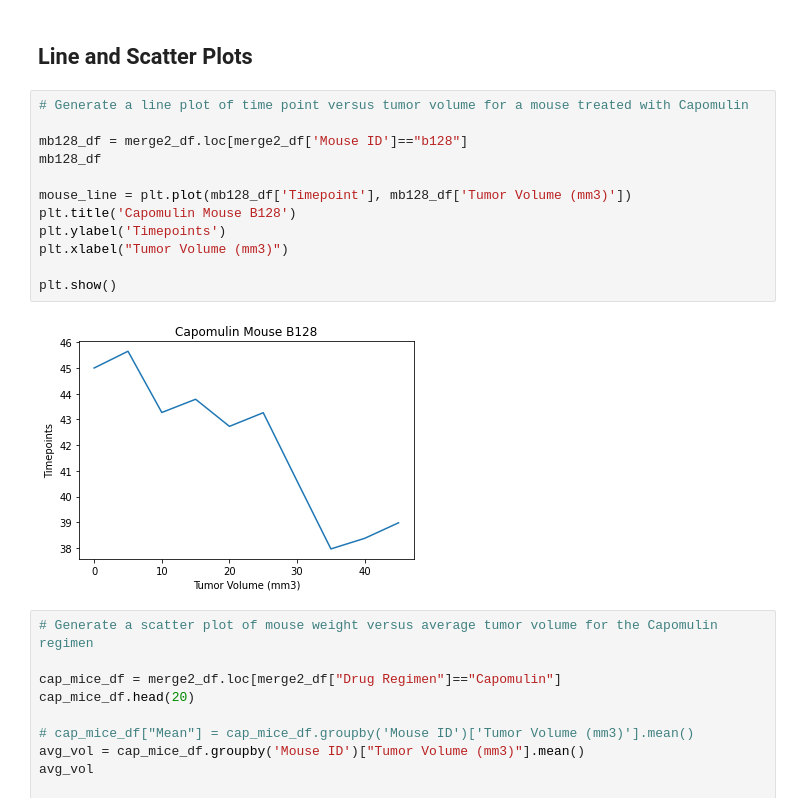
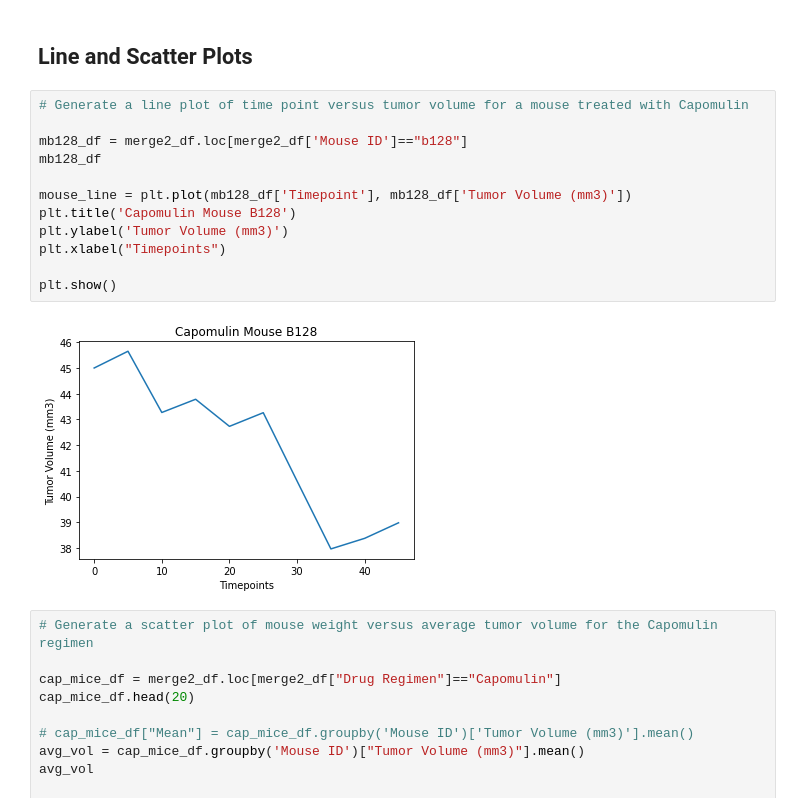
Before and after one commit to jump8621/Matplotlib_PowerofPlots, a Jupyter notebook: Pyma.ipynb, the cells around one changed output. Drawn from its saved outputs; the diff is of its cells as text.

```diff
--- a/Pyma.ipynb
+++ b/Pyma.ipynb
@@ -524,17 +529,17 @@ plt.show()
 # %%
 # Generate a line plot of time point versus tumor volume for a mouse treated with Capomulin
 
 mb128_df = merge2_df.loc[merge2_df['Mouse ID']=="b128"]
 mb128_df
 
 mouse_line = plt.plot(mb128_df['Timepoint'], mb128_df['Tumor Volume (mm3)'])
 plt.title('Capomulin Mouse B128')
-plt.ylabel('Timepoints')
-plt.xlabel("Tumor Volume (mm3)")
+plt.ylabel('Tumor Volume (mm3)')
+plt.xlabel("Timepoints")
 
 plt.show()
 # %% [output]
-[figure, old version]
+[figure, new version]
 # %%
 # Generate a scatter plot of mouse weight versus average tumor volume for the Capomulin regimen
 
```
Also changed, not shown: parts of 1 cell of this notebook.
